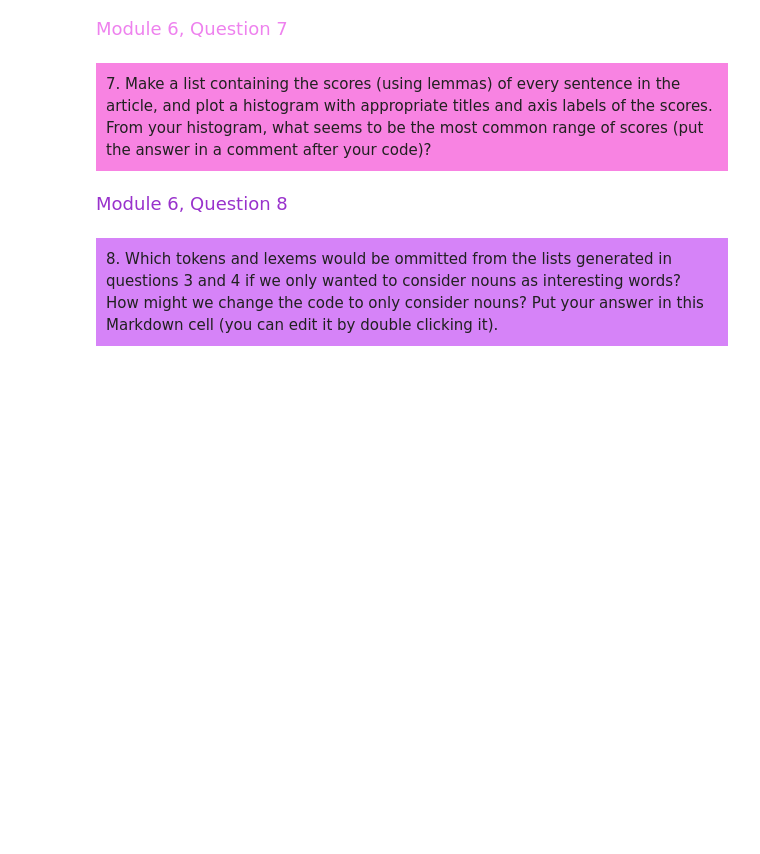
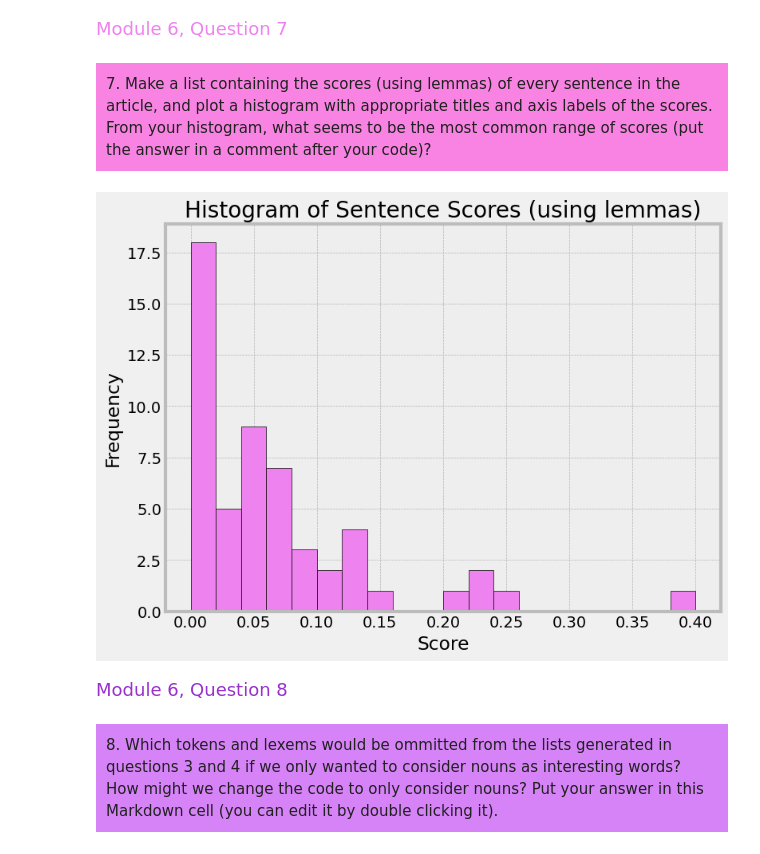
Before and after one commit to Bambee26/CSIS44620_Module6, a Jupyter notebook: web-scraping.ipynb, the cells around one changed output. Saved outputs shown, nothing was run; the diff lists cells and outputs as text; code cells hidden in the pictures; blank space fills up the shorter version.

```diff
--- a/web-scraping.ipynb
+++ b/web-scraping.ipynb
@@ -309,6 +309,38 @@ plt.show()
 <div style="background-color: #F883E2; padding: 10px;">
 7. Make a list containing the scores (using lemmas) of every sentence in the article, and plot a histogram with appropriate titles and axis labels of the scores.  From your histogram, what seems to be the most common range of scores (put the answer in a comment after your code)?
 </div>
+# %%
+import matplotlib.pyplot as plt
+
+# Set the matplotlib style
+plt.style.use('bmh')
+
+# Define the list of frequent lemmas
+frequent_lemmas = ["laser", "headlight", "web/20210327165005", "data", "wp"]
+
+# Function to calculate score for each sentence using lemmas
+def calculate_sentence_scores_by_lemma(article_text, interesting_lemmas):
+    # Split the article text into sentences
+    sentences = article_text.split('.')
+
+    # Calculate score for each sentence
+    scores = [score_sentence_by_lemma(sentence, interesting_lemmas) for sentence in sentences if sentence.strip()]
+
+    return scores
+
+# Calculate scores for every sentence in the article using lemmas
+sentence_scores_by_lemma = calculate_sentence_scores_by_lemma(article_text, frequent_lemmas)
+
+# Plot a histogram of the scores
+plt.figure(figsize=(8, 6))
+plt.hist(sentence_scores_by_lemma, bins=20, color='violet', edgecolor='black')
+plt.title('Histogram of Sentence Scores (using lemmas)')
+plt.xlabel('Score')
+plt.ylabel('Frequency')
+plt.grid(True)
+plt.show()
+# %% [output]
+[figure, added]
 # %% [markdown]
 <span style="font-family: times new roman; color: darkorchid; font-size: larger;">Module 6, Question 8</span>
 # %% [markdown]
```
Also changed, not shown: parts of 1 cell of this notebook.
